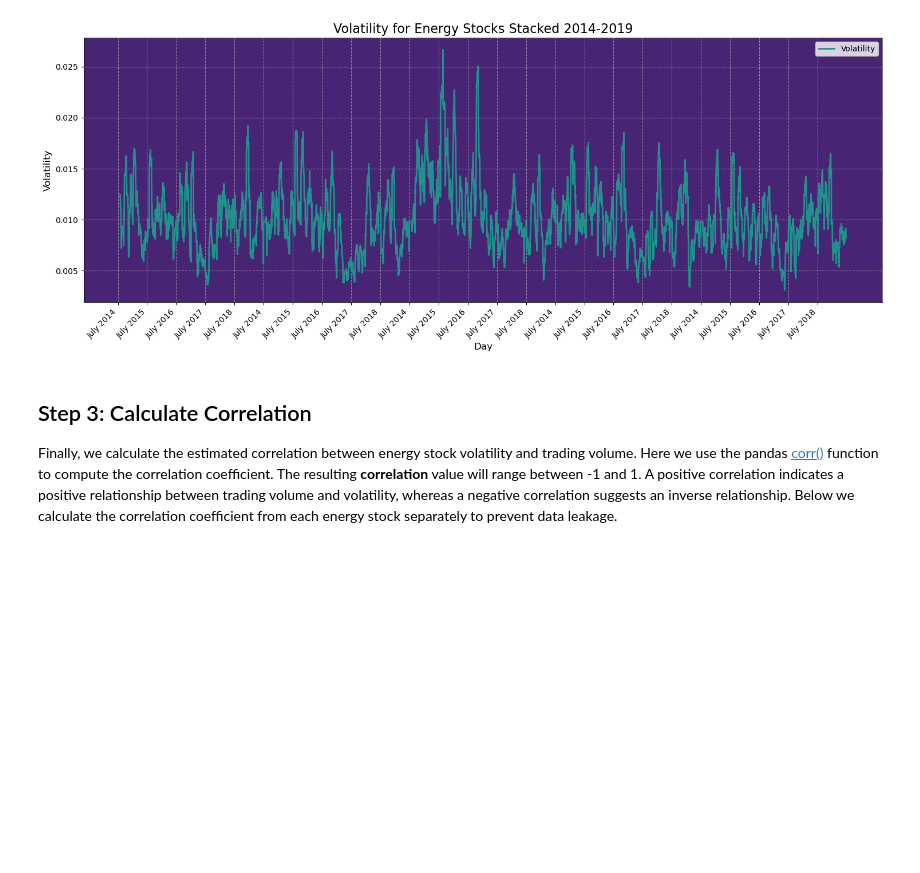
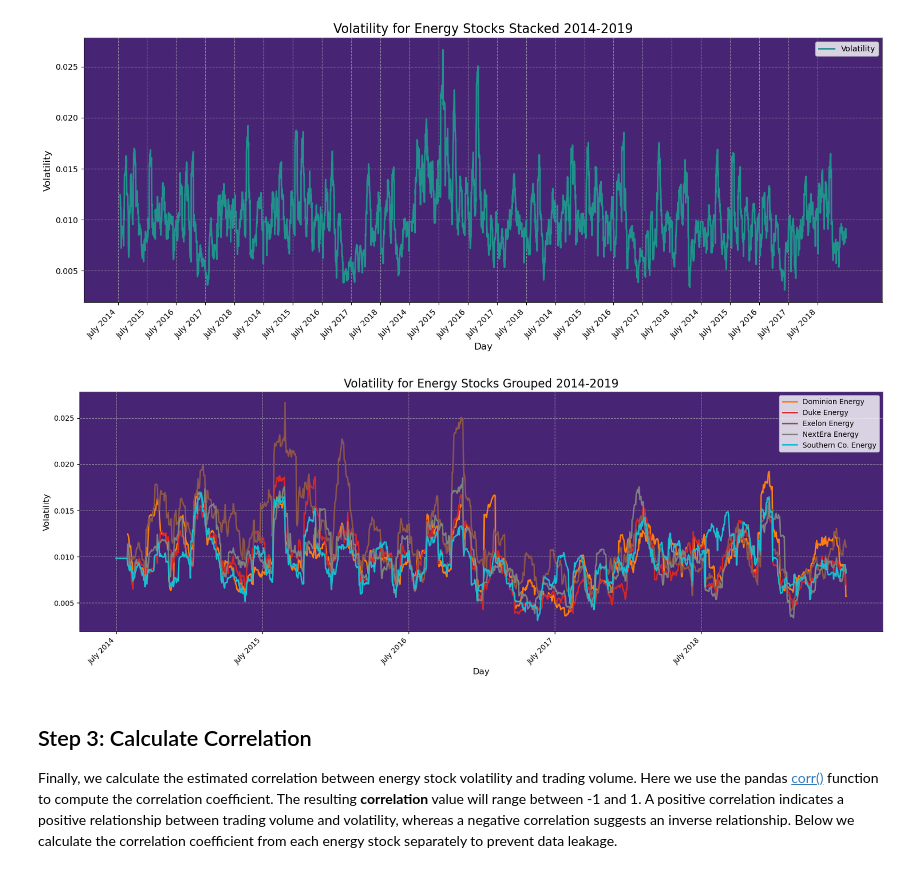
Before and after one commit to c-grigsby/kaggle-challenges, a Jupyter notebook: energy-stock-investments/notebooks/energy-stock-investments.ipynb, the cells around one changed output. Cells and saved outputs as stored; diff of their text form; code cells hidden in the pictures; blank space fills up the shorter version.

Commit message:
case(energyStocks): add grouped line chart

```diff
--- a/energy-stock-investments/notebooks/energy-stock-investments.ipynb
+++ b/energy-stock-investments/notebooks/energy-stock-investments.ipynb
@@ -603,6 +602,38 @@ df_combined['Volatility'] = impute_outliers_above_threshold(df_combined['Volatil
 create_volatility_graph(df_combined, 'Volatility for Energy Stocks Stacked 2014-2019')
 # %% [output]
 [figure]
+# %%
+# Number of days per group
+days_per_group = 1259
+# Create color cycle using 'tab10' colormap starting from index 1
+num_groups = int(np.ceil(len(df_combined) / days_per_group))
+colors = plt.cm.tab10(np.linspace(0.1, 1, num_groups))
+# Define figure size and line chart
+plt.figure(figsize=(20, 6))
+# Iterate over groups and plot each with a different color
+for i, (start, end) in enumerate(zip(range(0, len(df_combined), days_per_group),
+                                     range(days_per_group, len(df_combined) + days_per_group, days_per_group))):
+    plt.plot(range(len(df_combined['Date'][start:end])), df_combined['Volatility'][start:end],
+             label=f'{groups[i]}', color=colors[i], linewidth=2)
+# Set x-axis ticks to show years every 252 samples
+xticks_indices = np.arange(0, 1259, 252)
+xticks_labels = df_combined['Date'].iloc[xticks_indices].dt.strftime("July %Y").tolist()
+plt.xticks(xticks_indices, xticks_labels, rotation=45, ha="right")
+# Chart elements
+plt.title('Volatility for Energy Stocks Grouped 2014-2019', fontsize=16)
+plt.xlabel('Day', fontsize=12)
+plt.ylabel('Volatility', fontsize=12)
+plt.legend()
+plt.grid(True, linestyle='--', alpha=0.7)
+# Adjust the color of the spines
+ax = plt.gca()
+ax.spines['top'].set_color('gray')
+ax.spines['right'].set_color('gray')
+# Background color
+ax.set_facecolor(plt.cm.viridis(0.1))
+plt.show()
+# %% [output]
+[figure, added]
 # %% [markdown]
 ## Step 3: Calculate Correlation
 Finally, we calculate the estimated correlation between energy stock volatility and trading volume. Here we use the pandas [corr()](https://pandas.pydata.org/docs/reference/api/pandas.DataFrame.corr.html) function to compute the correlation coefficient. The resulting **correlation** value will range between -1 and 1. A positive correlation indicates a positive relationship between trading volume and volatility, whereas a negative correlation suggests an inverse relationship. Below we calculate the correlation coefficient from each energy stock separately to prevent data leakage.
```
Also changed, not shown: parts of 2 cells of this notebook.
